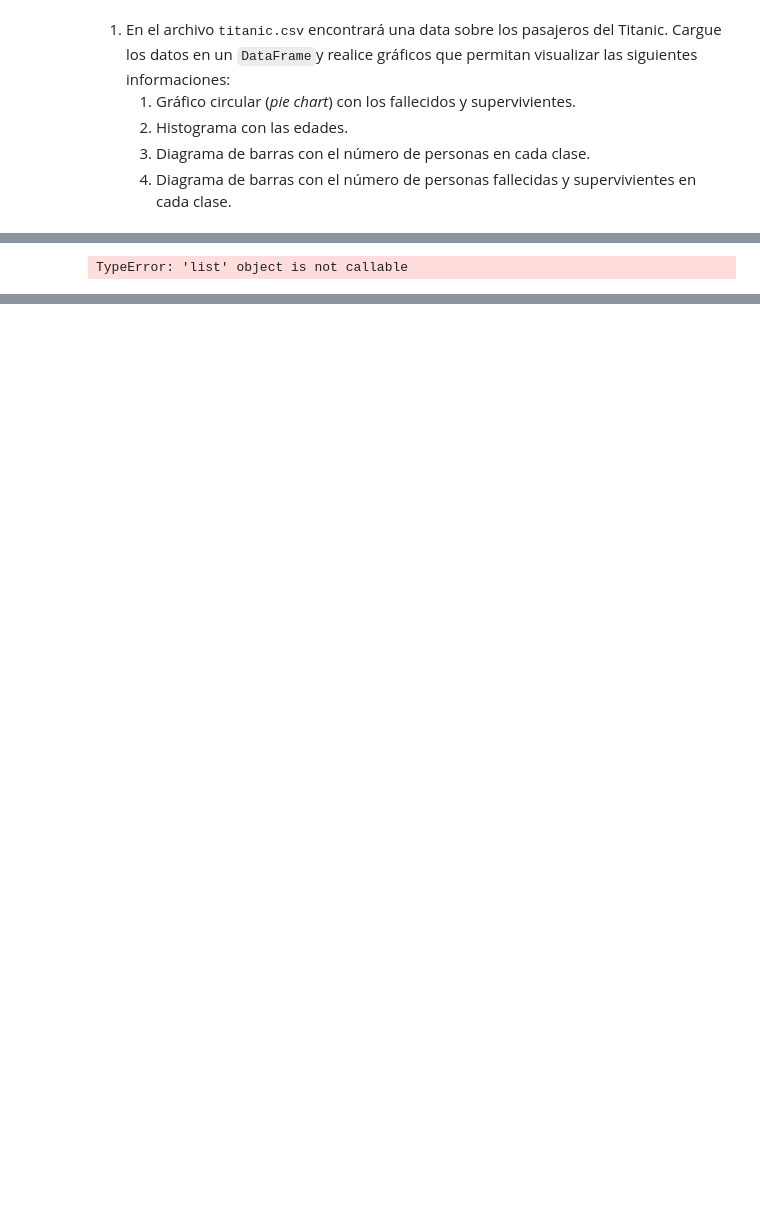
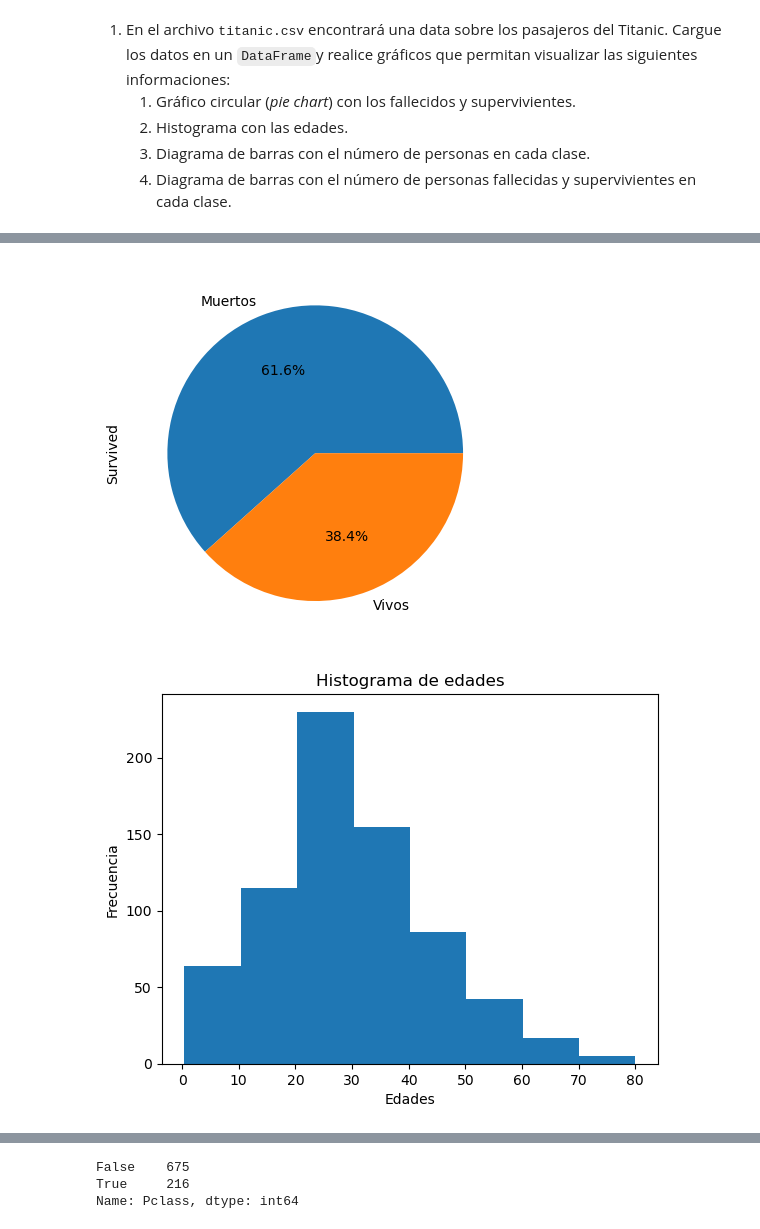
Before and after one commit to jduque56/programacion-EIA, a Jupyter notebook: EntregaMC13/MiniChallenge#13.ipynb, the cells around one changed output, grey strips where cells are left out. Cells and saved outputs as stored; diff of their text form; code cells hidden in the pictures; blank space fills up the shorter version.

```diff
--- a/EntregaMC13/MiniChallenge#13.ipynb
+++ b/EntregaMC13/MiniChallenge#13.ipynb
@@ -46,6 +14,49 @@ TypeError: 'list' object is not callable
-# %%
-
-import numpy as np
-x0 = np.array([[5,2],[3,7]])
-# %% [output]
-TypeError: 'list' object is not callable
+# %%
+
+
+
+#condicion Pie Chart
+condicionTorta = (titanic.Survived==1).value_counts()
+
+#Codicion num personas en cada clase
+condicionPraClase = (titanic.Pclass==1).value_counts()
+condicionSdaClase = (titanic.Pclass==2).value_counts()
+condicionTraClase = (titanic.Pclass==3).value_counts()
+
+#Condicion num personas vivas por clase
+condicion1Vivos = ((titanic.Survived==1) & (titanic.Pclass==1)).value_counts()
+condicion2Vivos = ((titanic.Survived==1) & (titanic.Pclass==2)).value_counts()
+condicion3Vivos = ((titanic.Survived==1) & (titanic.Pclass==3)).value_counts()
+condicion1Muertos = ((titanic.Survived==0) & (titanic.Pclass==1)).value_counts()
+condicion2Muertos = ((titanic.Survived==0) & (titanic.Pclass==2)).value_counts()
+condicion3Muertos = ((titanic.Survived==0) & (titanic.Pclass==3)).value_counts()
+
+#Vector np para piechart
+x = [condicionTorta.loc[True],condicionTorta.loc[False]]
+labels = ['Muertos','Vivos']
+condicionTorta.plot.pie(labels=labels, autopct='%1.1f%%')
+plt.show()
+
+#histograma
+titanic.Age.plot.hist(bins=8)
+plt.ylabel('Frecuencia')
+plt.xlabel('Edades')
+plt.title('Histograma de edades')
+plt.show()
+
+#diagrama de barras personas en cada clase
+Personas = pd.DataFrame({'Personas':[condicionPraClase.loc[True],condicionSdaClase.loc[True],condicionTraClase.loc[True]],'Clase':['Primera','Segunda','Tercera']}, index=['Primera','Segunda','Tercera'])
+Personas.plot.bar(x='Clase',y='Personas',rot=0)
+plt.xlabel('Clase')
+plt.title('Personas en cada clase')
+plt.show()
+
+#diagrama de barras vivos y muertos de cada clase
+Sobrevivientes = pd.DataFrame({'Vivos':[condicion1Vivos.loc[True],condicion2Vivos.loc[True],condicion3Vivos.loc[True]],'Muertos':[condicion1Muertos.loc[True],condicion2Muertos.loc[True],condicion3Muertos.loc[True]]}, index=['Primera','Segunda','Tercera'])
+Sobrevivientes.plot.bar(rot=0)
+plt.xlabel('Clase')
+plt.title('Vivos - Muertos en cada clase')
+plt.show()
+# %% [output]
+[figure, added]
+[figure, added]
@@ -51,0 +65,6 @@ TypeError: 'list' object is not callable
+# %%
+condicionPraClase
+# %% [output]
+False    675
+True     216
+Name: Pclass, dtype: int64
```
Also changed, not shown: parts of 2 cells of this notebook, 1 other file.
